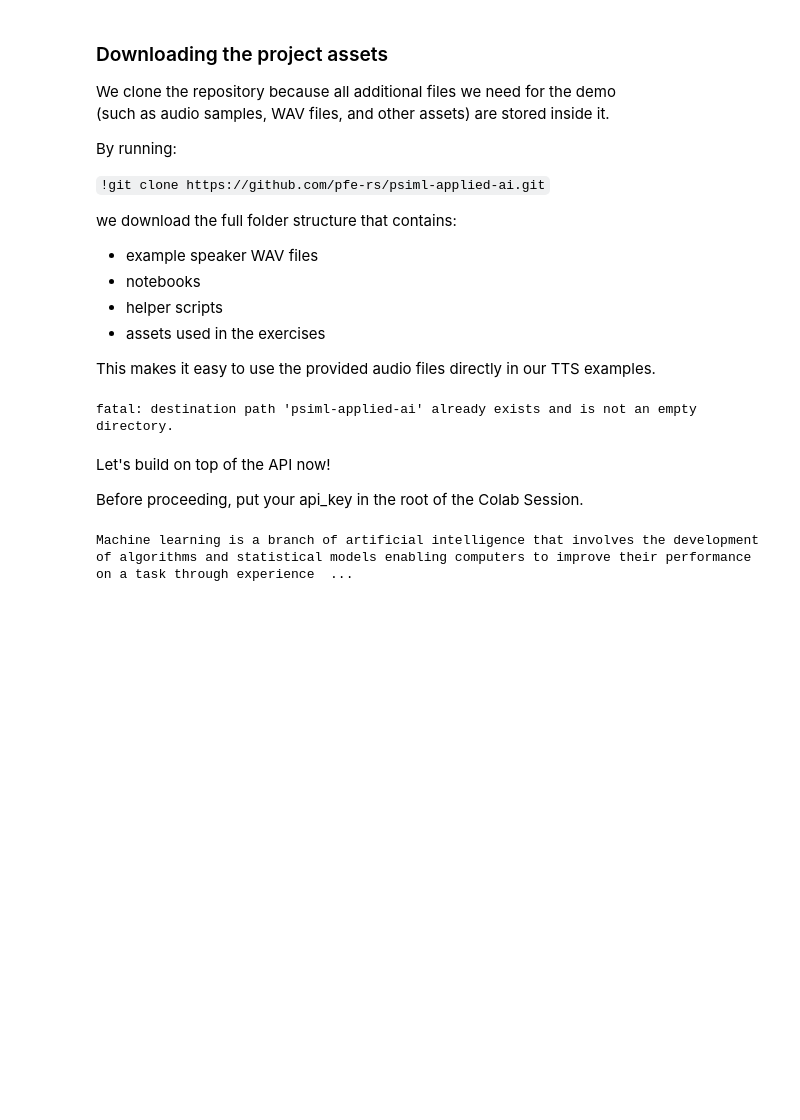
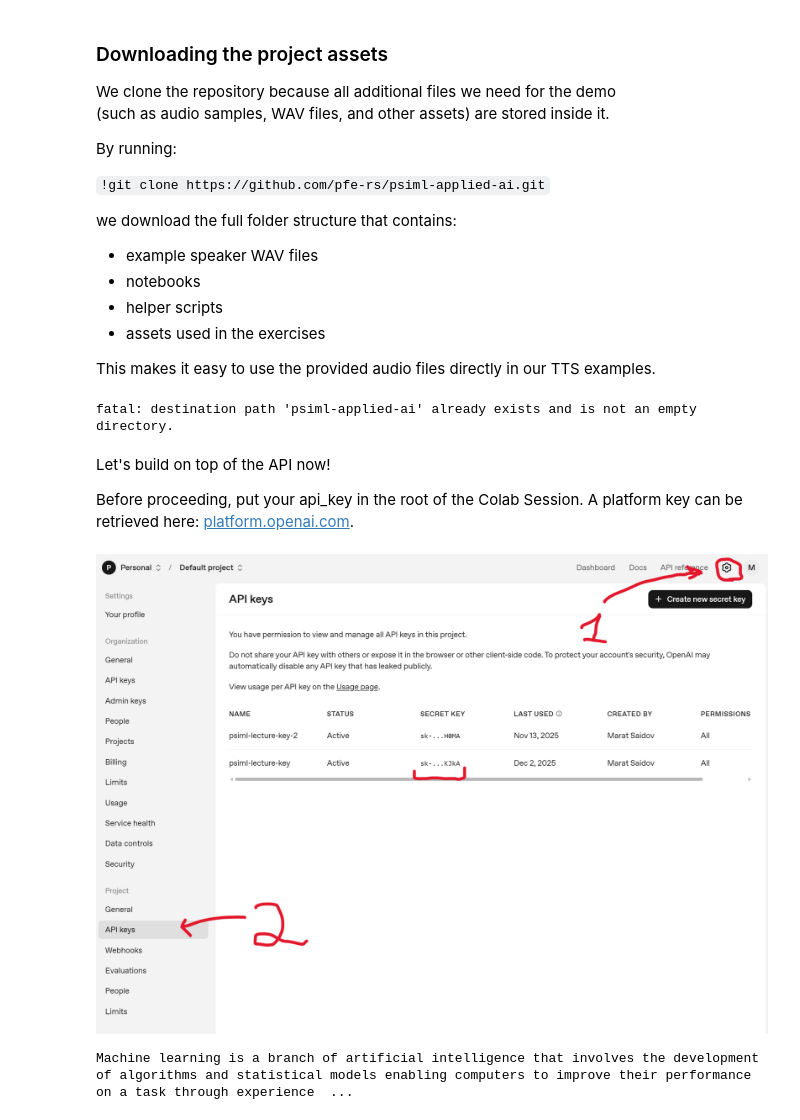
Before and after one commit to pfe-rs/psiml-applied-ai, a Jupyter notebook: notebooks/PSIML_Tour_NLP.ipynb, the cells around one changed output. Drawn from its saved outputs; the diff is of its cells as text; code cells hidden in the pictures; blank space fills up the shorter version.

Commit message:
added the note about the openai api key retrieval

```diff
--- a/notebooks/PSIML_Tour_NLP.ipynb
+++ b/notebooks/PSIML_Tour_NLP.ipynb
@@ -42,7 +42,13 @@ fatal: destination path 'psiml-applied-ai' already exists and is not an empty di
 # %% [markdown]
 Let's build on top of the API now!
 
-Before proceeding, put your api_key in the root of the Colab Session.
+Before proceeding, put your api_key in the root of the Colab Session. A platform key can be retrieved here: [platform.openai.com](https://platform.openai.com).
+# %%
+from IPython.display import Image
+
+Image(filename="/content/psiml-applied-ai/notebooks/attachments/OpenAI-Platform-Key.png", width=1000)
+# %% [output]
+[figure, added]
 # %%
 import os
 from pathlib import Path
```
Also changed, not shown: 1 other file.
